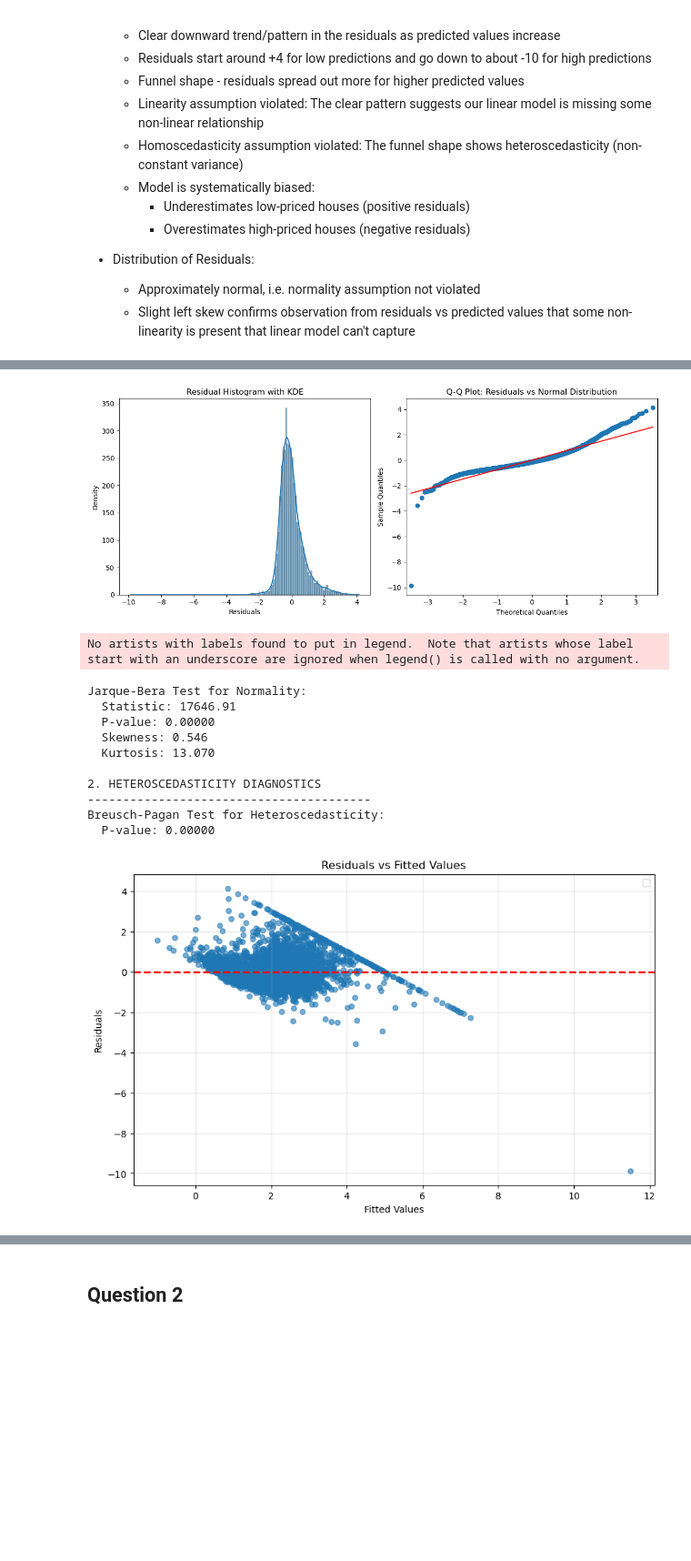
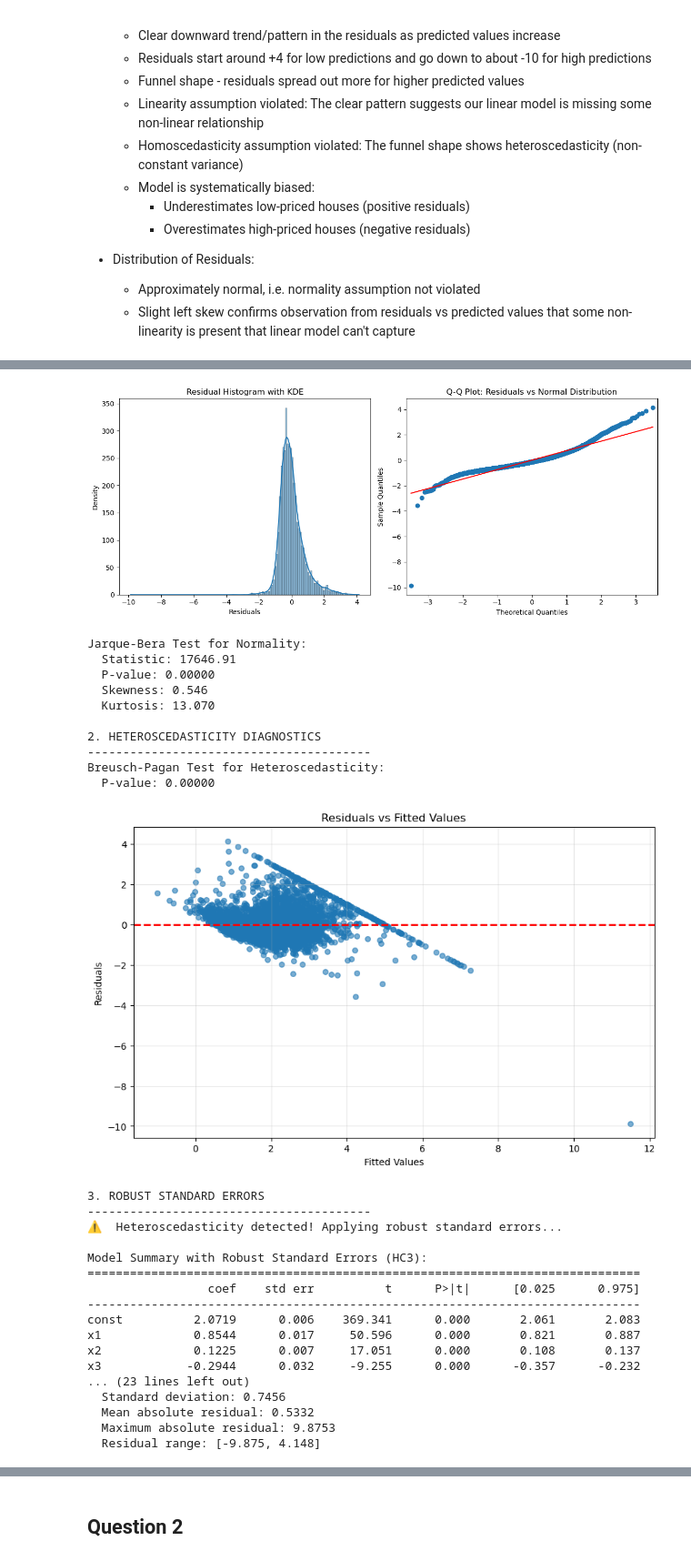
Before and after one commit to hydrocort/5m-data-3.2-intro-machine-learning, a Jupyter notebook: notebooks/assignment.ipynb, the cells around one changed output, grey strips where cells are left out. Shown at 91% size. Saved outputs shown, nothing was run; the diff lists cells and outputs as text; code cells hidden in the pictures; blank space fills up the shorter version.

```diff
--- a/notebooks/assignment.ipynb
+++ b/notebooks/assignment.ipynb
@@ -262,7 +262,6 @@ plt.ylabel('Residuals')
 plt.title('Residuals vs Fitted Values')
 plt.grid(True, alpha=0.3)
 
-plt.legend()
 plt.show()
 
 print("\n3. ROBUST STANDARD ERRORS")
@@ -285,42 +284,58 @@ if bp_pvalue < 0.05:
     robust_se = robust_model.bse
 
     feature_names = ['Intercept'] + list(housing.feature_names)
     for i, name in enumerate(feature_names):
         pct_change = ((robust_se[i] - original_se[i]) / original_se[i]) * 100
         print(f"{name:<15} {original_se[i]:<12.4f} {robust_se[i]:<12.4f} {pct_change:<10.1f}%")
 
 else:
     print("✅ No heteroscedasticity detected. Original standard errors are valid.")
 
 print("\n4. ADDITIONAL DIAGNOSTIC SUMMARY")
 print("-" * 40)
 
 # Calculate additional diagnostic statistics
 residual_std = np.std(residuals)
 mean_abs_residual = np.mean(np.abs(residuals))
 max_residual = np.max(np.abs(residuals))
 
 print(f"Residual Statistics:")
 print(f"  Standard deviation: {residual_std:.4f}")
 print(f"  Mean absolute residual: {mean_abs_residual:.4f}")
 print(f"  Maximum absolute residual: {max_residual:.4f}")
 print(f"  Residual range: [{np.min(residuals):.3f}, {np.max(residuals):.3f}]")
 # %% [output]
 ALTERNATIVE, MORE COMPREHENSIVE MODEL DIAGNOSTICS
 ==================================================
 
 1. RESIDUAL NORMALITY DIAGNOSTICS
 ----------------------------------------
 [figure]
-No artists with labels found to put in legend.  Note that artists whose label start with an underscore are ignored when legend() is called with no argument.
+Jarque-Bera Test for Normality:
+  Statistic: 17646.91
+  P-value: 0.00000
+  Skewness: 0.546
+  Kurtosis: 13.070
+
+2. HETEROSCEDASTICITY DIAGNOSTICS
+----------------------------------------
+Breusch-Pagan Test for Heteroscedasticity:
+  P-value: 0.00000
+[figure]
-Jarque-Bera Test for Normality:
-  Statistic: 17646.91
-  P-value: 0.00000
-  Skewness: 0.546
-  Kurtosis: 13.070
+3. ROBUST STANDARD ERRORS
+----------------------------------------
+⚠️  Heteroscedasticity detected! Applying robust standard errors...
 
-2. HETEROSCEDASTICITY DIAGNOSTICS
-----------------------------------------
-Breusch-Pagan Test for Heteroscedasticity:
-  P-value: 0.00000
+Model Summary with Robust Standard Errors (HC3):
+==============================================================================
+                 coef    std err          t      P>|t|      [0.025      0.975]
+------------------------------------------------------------------------------
+const          2.0719      0.006    369.341      0.000       2.061       2.083
+x1             0.8544      0.017     50.596      0.000       0.821       0.887
+x2             0.1225      0.007     17.051      0.000       0.108       0.137
+x3            -0.2944      0.032     -9.255      0.000      -0.357      -0.232
+... (23 lines left out)
+  Standard deviation: 0.7456
+  Mean absolute residual: 0.5332
+  Maximum absolute residual: 9.8753
+  Residual range: [-9.875, 4.148]
-[figure]
```
Also changed, not shown: parts of 1 cell of this notebook.
